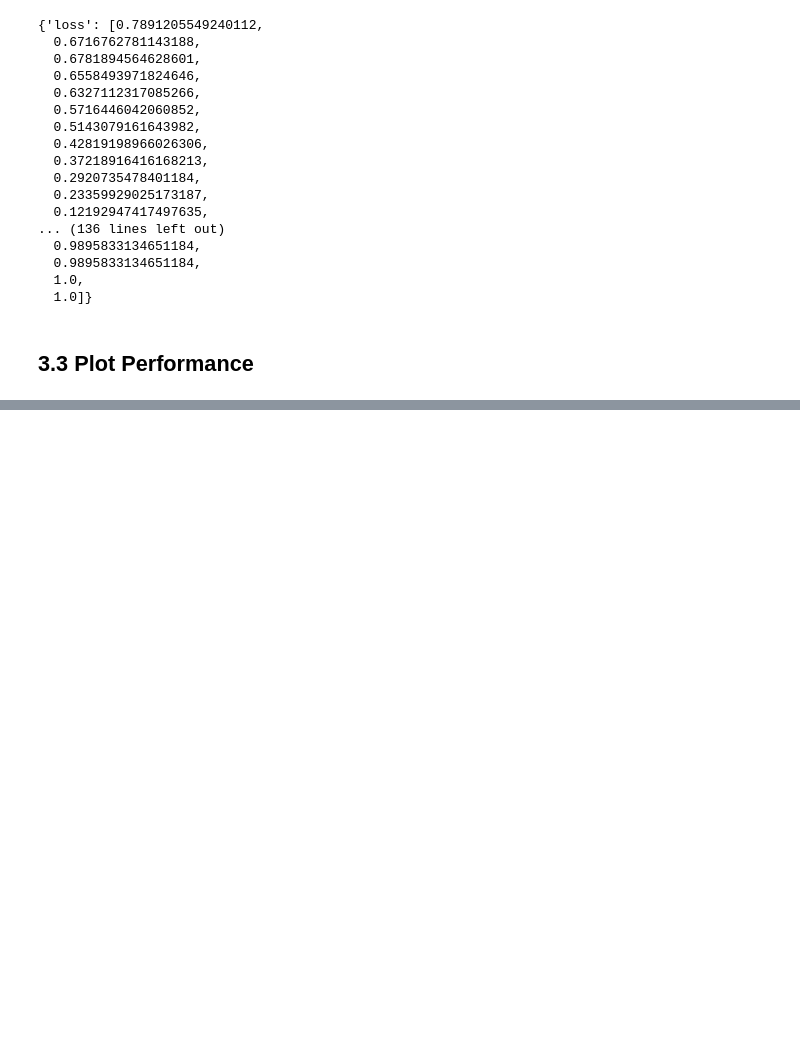
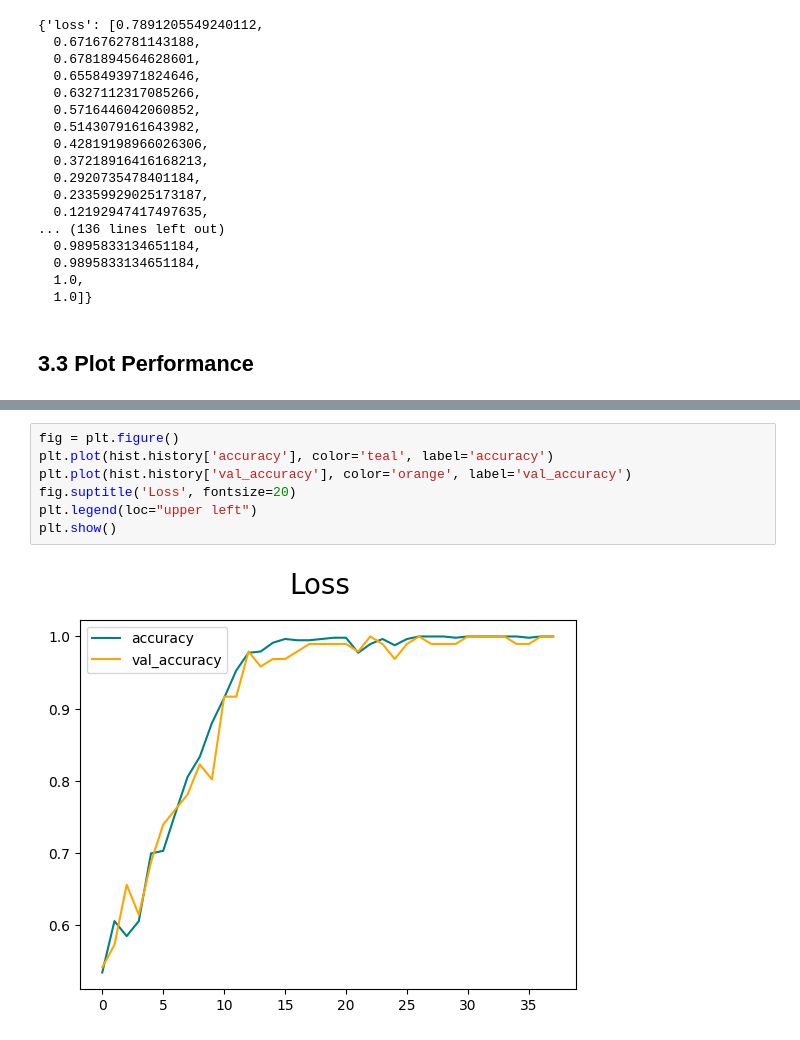
Before and after one commit to Nooraldin2001/Cat-Dog-Image-Classifier, a Jupyter notebook: model.ipynb, the cells around one changed output, grey strips where cells are left out. Saved outputs shown, nothing was run; the diff lists cells and outputs as text; blank space fills up the shorter version.

```diff
--- a/model.ipynb
+++ b/model.ipynb
@@ -213,0 +215,9 @@ AttributeError: 'History' object has no attribute 'hi'
+# %%
+fig = plt.figure()
+plt.plot(hist.history['accuracy'], color='teal', label='accuracy')
+plt.plot(hist.history['val_accuracy'], color='orange', label='val_accuracy')
+fig.suptitle('Loss', fontsize=20)
+plt.legend(loc="upper left")
+plt.show()
+# %% [output]
+[figure, added]
```
Also changed, not shown: parts of 1 cell of this notebook.
